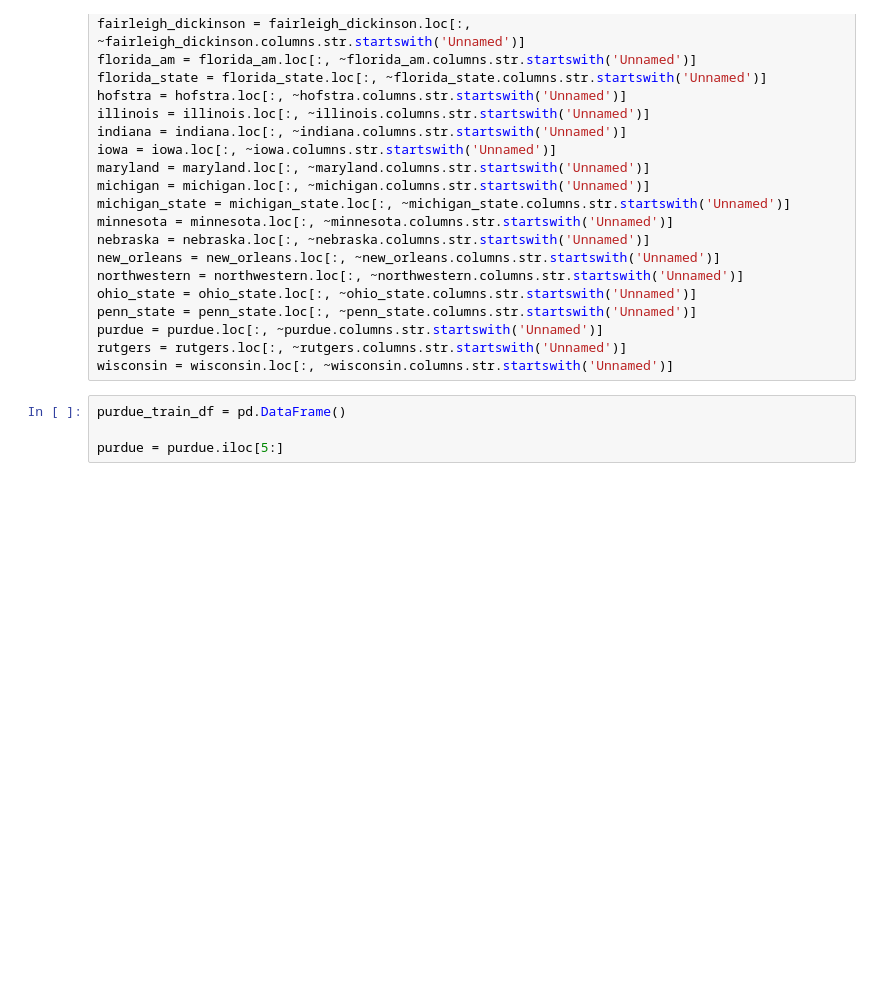
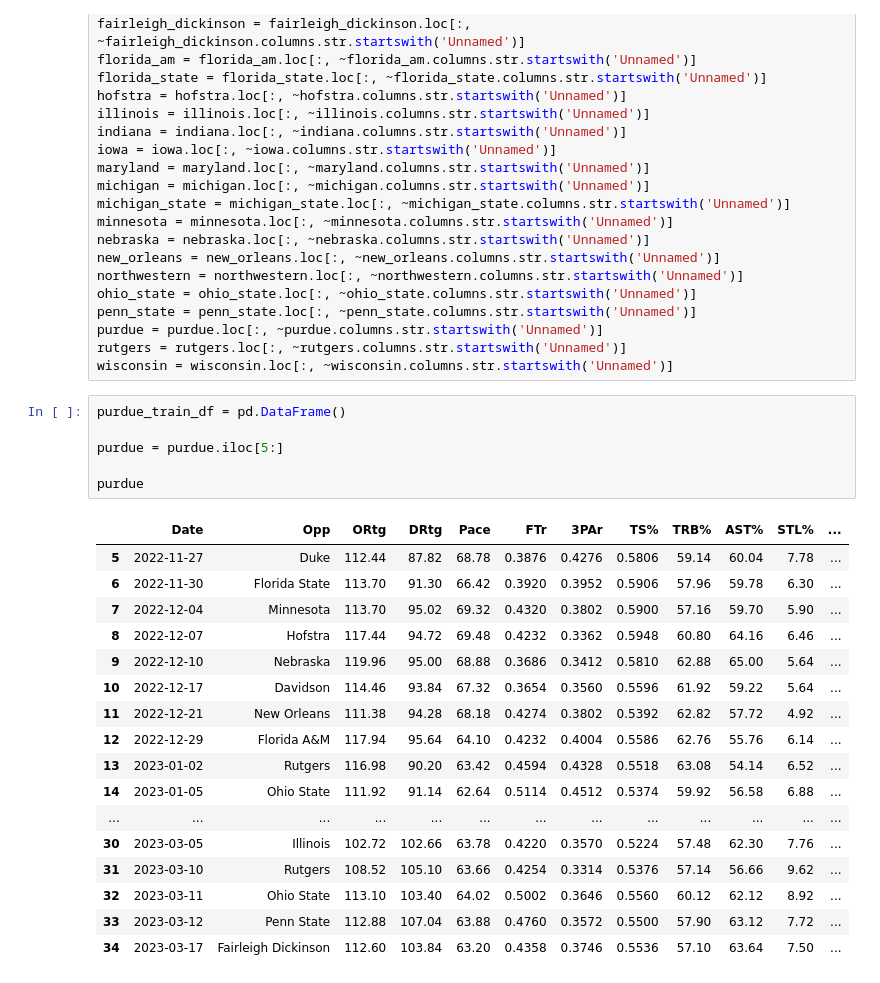
Before and after one commit to lakepry25/ncaaab, a Jupyter notebook: X_train_composer.ipynb, the cells around one changed output. Cells and saved outputs as stored; diff of their text form; blank space fills up the shorter version.

```diff
--- a/X_train_composer.ipynb
+++ b/X_train_composer.ipynb
@@ -47,7 +47,27 @@ wisconsin = wisconsin.loc[:, ~wisconsin.columns.str.startswith('Unnamed')]
 # %%
 purdue_train_df = pd.DataFrame()
 
 purdue = purdue.iloc[5:]
+
+purdue
+# %% [output]
+|  | Date | Opp | ORtg | DRtg | Pace | FTr | 3PAr | TS% | TRB% | AST% | STL% | ... |
+| 5 | 2022-11-27 | Duke | 112.44 | 87.82 | 68.78 | 0.3876 | 0.4276 | 0.5806 | 59.14 | 60.04 | 7.78 | ... |
+| 6 | 2022-11-30 | Florida State | 113.70 | 91.30 | 66.42 | 0.3920 | 0.3952 | 0.5906 | 57.96 | 59.78 | 6.30 | ... |
+| 7 | 2022-12-04 | Minnesota | 113.70 | 95.02 | 69.32 | 0.4320 | 0.3802 | 0.5900 | 57.16 | 59.70 | 5.90 | ... |
+| 8 | 2022-12-07 | Hofstra | 117.44 | 94.72 | 69.48 | 0.4232 | 0.3362 | 0.5948 | 60.80 | 64.16 | 6.46 | ... |
+| 9 | 2022-12-10 | Nebraska | 119.96 | 95.00 | 68.88 | 0.3686 | 0.3412 | 0.5810 | 62.88 | 65.00 | 5.64 | ... |
+| 10 | 2022-12-17 | Davidson | 114.46 | 93.84 | 67.32 | 0.3654 | 0.3560 | 0.5596 | 61.92 | 59.22 | 5.64 | ... |
+| 11 | 2022-12-21 | New Orleans | 111.38 | 94.28 | 68.18 | 0.4274 | 0.3802 | 0.5392 | 62.82 | 57.72 | 4.92 | ... |
+| 12 | 2022-12-29 | Florida A&M | 117.94 | 95.64 | 64.10 | 0.4232 | 0.4004 | 0.5586 | 62.76 | 55.76 | 6.14 | ... |
+| 13 | 2023-01-02 | Rutgers | 116.98 | 90.20 | 63.42 | 0.4594 | 0.4328 | 0.5518 | 63.08 | 54.14 | 6.52 | ... |
+| 14 | 2023-01-05 | Ohio State | 111.92 | 91.14 | 62.64 | 0.5114 | 0.4512 | 0.5374 | 59.92 | 56.58 | 6.88 | ... |
+| ... | ... | ... | ... | ... | ... | ... | ... | ... | ... | ... | ... | ... |
+| 30 | 2023-03-05 | Illinois | 102.72 | 102.66 | 63.78 | 0.4220 | 0.3570 | 0.5224 | 57.48 | 62.30 | 7.76 | ... |
+| 31 | 2023-03-10 | Rutgers | 108.52 | 105.10 | 63.66 | 0.4254 | 0.3314 | 0.5376 | 57.14 | 56.66 | 9.62 | ... |
+| 32 | 2023-03-11 | Ohio State | 113.10 | 103.40 | 64.02 | 0.5002 | 0.3646 | 0.5560 | 60.12 | 62.12 | 8.92 | ... |
+| 33 | 2023-03-12 | Penn State | 112.88 | 107.04 | 63.88 | 0.4760 | 0.3572 | 0.5500 | 57.90 | 63.12 | 7.72 | ... |
+| 34 | 2023-03-17 | Fairleigh Dickinson | 112.60 | 103.84 | 63.20 | 0.4358 | 0.3746 | 0.5536 | 57.10 | 63.64 | 7.50 | ... |
 # %%
 # Iterate through each row in the purdue DataFrame
 for index, purdue_row in purdue.iterrows():
```
Also changed, not shown: parts of 1 cell of this notebook, 22 other files.
